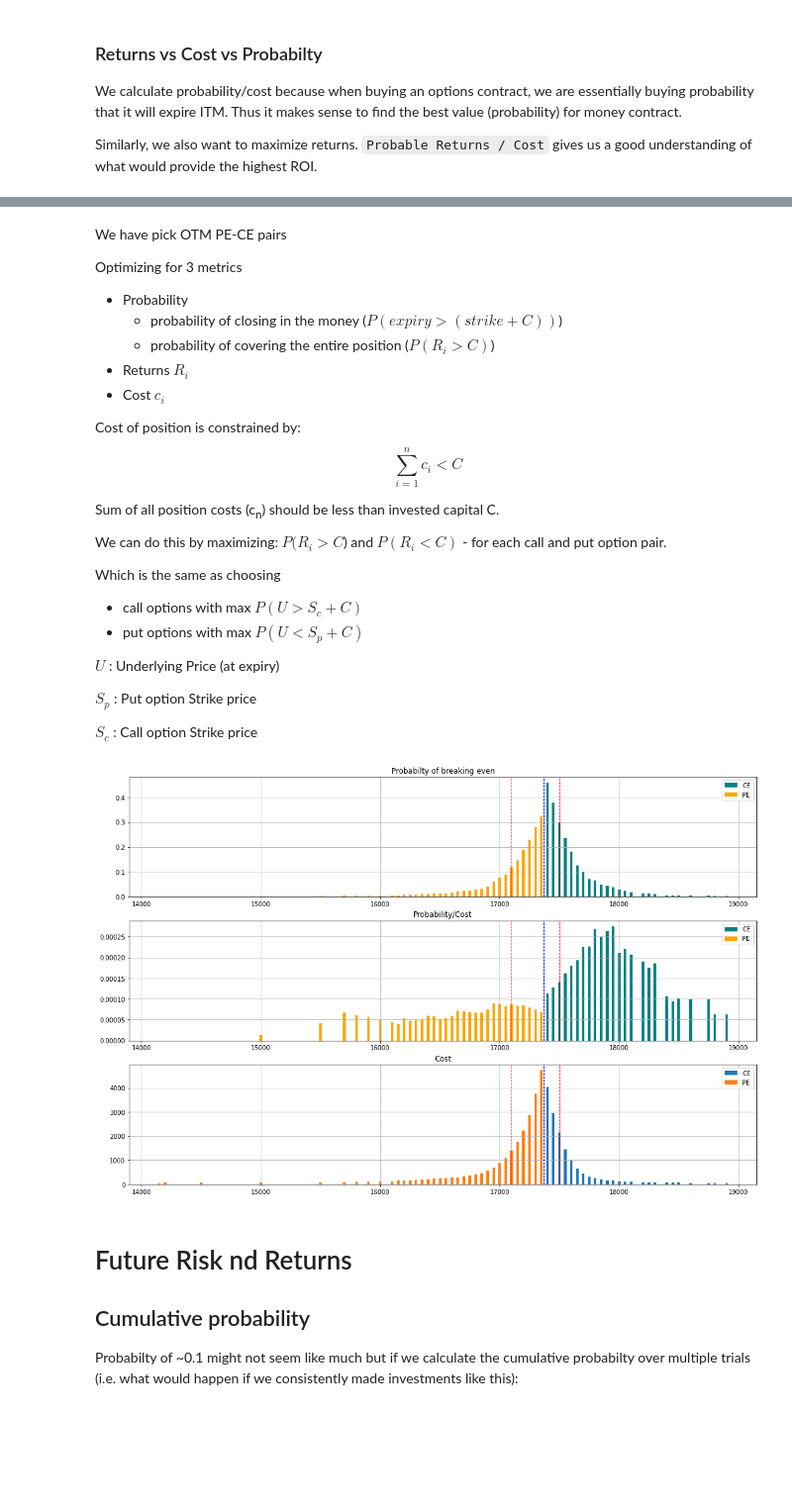
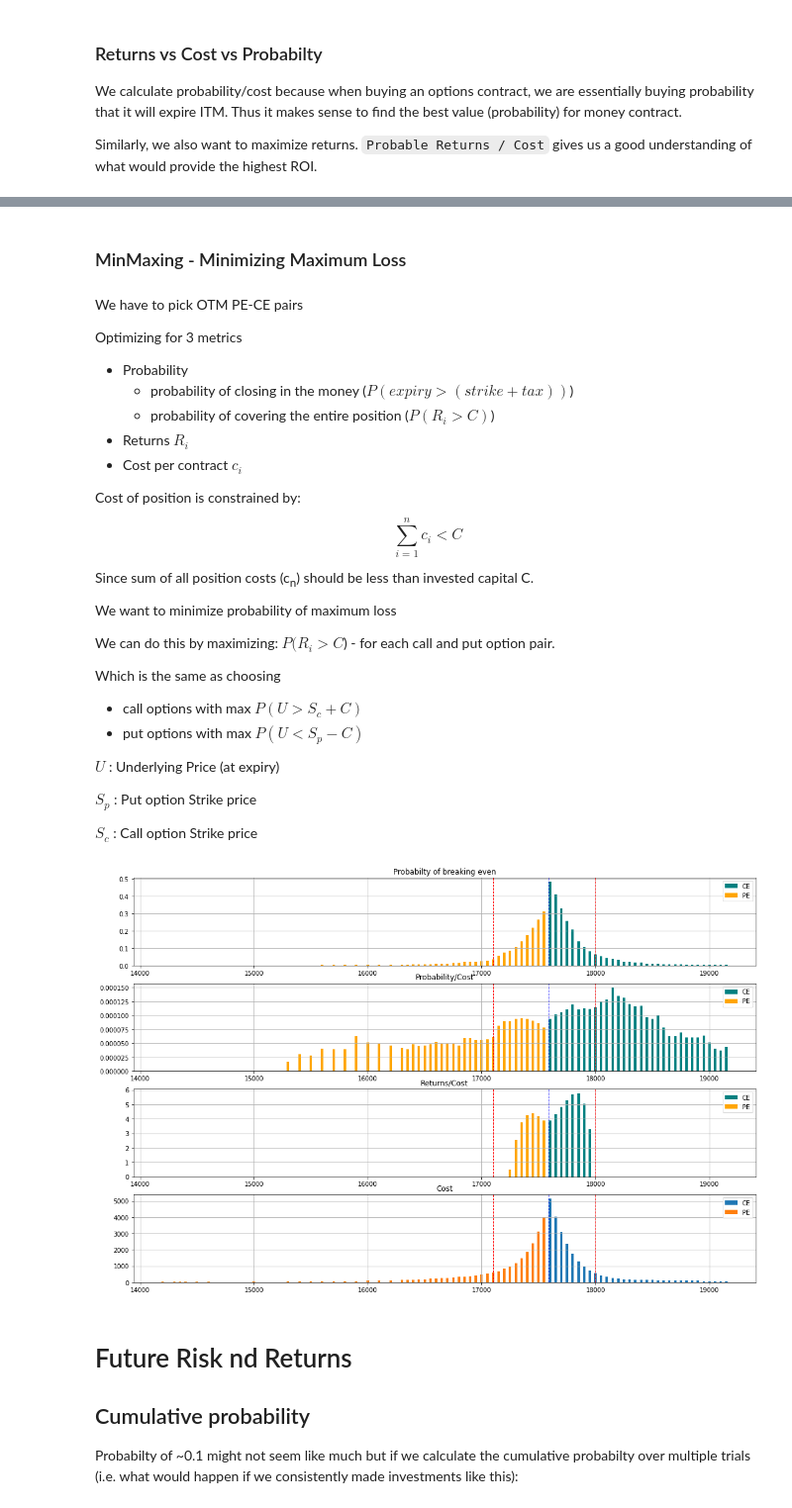
Before and after one commit to shayanrc/Mid-Covid-Market-Analysis, a Jupyter notebook: NIFTY_Options_Opportunity_Analysis.ipynb, the cells around one changed output, grey strips where cells are left out. Shown at 99% size. Cells and saved outputs as stored; diff of their text form; code cells hidden in the pictures; blank space fills up the shorter version.

```diff
--- a/NIFTY_Options_Opportunity_Analysis.ipynb
+++ b/NIFTY_Options_Opportunity_Analysis.ipynb
@@ -149,7 +149,7 @@ ax.grid()
 # %% [markdown]
 Since this is dependent on the option's expiry date we are  choosing the number of trading days left as the period.
 # %%
-trade_days_left = 4 # used as window size
+trade_days_left = 3 # used as window size
 period_change = data_df.Close.rolling(trade_days_left).apply(lambda x: (x[-1]-x[0])/x[0]).dropna()
 # %% [markdown]
 Let's visualize the distribution of how much the underlying can change within the period
@@ -342,7 +348,7 @@ Text(0.5, 1.0, 'Cost =PE Price x Lot')
 Putting it all together
 # %%
 
-ce_contract = 17500
+ce_contract = 18000
 pe_contract = 17100
 
 fig = plt.figure(figsize=(16,12))
@@ -544,24 +550,28 @@ ax.grid()
+# %% [markdown]
+### MinMaxing - Minimizing Maximum Loss
 # %% [markdown]
-We have pick OTM PE-CE pairs
+We have to pick OTM PE-CE pairs
 
 Optimizing for 3 metrics
 - Probability
-    - probability of closing in the money ($P(expiry > (strike+C))$)
+    - probability of closing in the money ($P(expiry > (strike+tax))$)
     - probability of covering the entire position ($P(R_i > C)$)
 - Returns $R_i$
-- Cost $c_i$
+- Cost per contract $c_i$
 
 Cost of position is constrained by:
 $$\sum_{i=1}^{n} c_{i} < C$$
+Since sum of all position costs (c<sub>n</sub>) should be less than invested capital C.
 
-Sum of all position costs (c<sub>n</sub>) should be less than invested capital C.
+We want to minimize probability of maximum loss
 
 We can do this by maximizing:
- $P(R_i > C$) and  $P(R_i < C)$  - for each call and put option pair.
+ $P(R_i > C$)  - for each call and put option pair.
 
- Which is the same as choosing
+
+Which is the same as choosing
  - call options with max $P(U > S_c + C)$
- - put options with max $P(U < S_p + C)$
+ - put options with max $P(U < S_p - C)$
 
  $U$ : Underlying Price (at expiry)
 
@@ -571,7 +581,7 @@ We can do this by maximizing:
 # %%
 capital = 2500
 lot_size = 50
-tax = 50 # placeholder in Rs
+tax = 0 # placeholder in Rs
 capital_breakeven = (capital+tax)/lot_size
 
 # Change percent required to break even on the full capital
@@ -598,7 +608,7 @@ strike_price_pe = pe_df['Strike Price'].values
 # %%
 fig = plt.figure(figsize=(18,12))
 
-ax = fig.add_subplot(311)
+ax = fig.add_subplot(411)
 ax.set_title('Probabilty of breaking even')
 
 # Plot CE
@@ -625,7 +635,7 @@ ax.legend()
 ax.grid()
 
 
-ax = fig.add_subplot(312)
+ax = fig.add_subplot(412)
 
 ax.set_title('Probability/Cost')
 
@@ -653,38 +663,65 @@ ax.bar(x=strike_price_pe,
 ax.legend()
 ax.grid()
 
+ax = fig.add_subplot(413)
 
-ax = fig.add_subplot(313)
+ax.set_title('Returns/Cost')
+
+# Plot CE
+ax.bar(x=strike_price_ce,
+       height=probable_profits_ce/cost_ce,
+       width=22,
+       color='teal',
+       align='center',
+       label='CE')
+
+
+plt.axvline(x=last_price, color='blue', linewidth=1.0, linestyle='--')
+plt.axvline(x=ce_contract, color='red', linewidth=1.0, linestyle='--')
+plt.axvline(x=pe_contract, color='red', linewidth=1.0, linestyle='--')
+
+# Plot PE
+ax.bar(x=strike_price_pe,
+       height=probable_profits_pe/cost_pe,
+       width=22,
+       color='orange',
+       align='center',
+       label='PE')
+
+ax.legend()
+ax.grid()
+
+ax = fig.add_subplot(414)
 
 ax.set_title('Cost')
 
 # Zero out the loss making contracts
 probable_profits_pe[probable_profits_pe<0] = 0
 probable_profits_ce[probable_profits_ce<0] = 0
 
 # Plot CE
 ax.bar(x=strike_price_ce,
        height=cost_ce,
        width=22,
        align='center',
        label='CE')
 
 # Plot PE
 ax.bar(x=strike_price_pe,
        height=cost_pe,
        width=22,
        align='center',
        label='PE')
 
 
 plt.axvline(x=last_price, color='blue', linewidth=1.0, linestyle='--')
 plt.axvline(x=ce_contract, color='red', linewidth=1.0, linestyle='--')
 plt.axvline(x=pe_contract, color='red', linewidth=1.0, linestyle='--')
 
 ax.legend()
 ax.grid()
 # %% [output]
-[figure, old version]
+[figure, new version]
 # %% [markdown]
 # Future Risk nd Returns
 ## Cumulative probability
```
Also changed, not shown: parts of 33 cells of this notebook, 1 other file.
